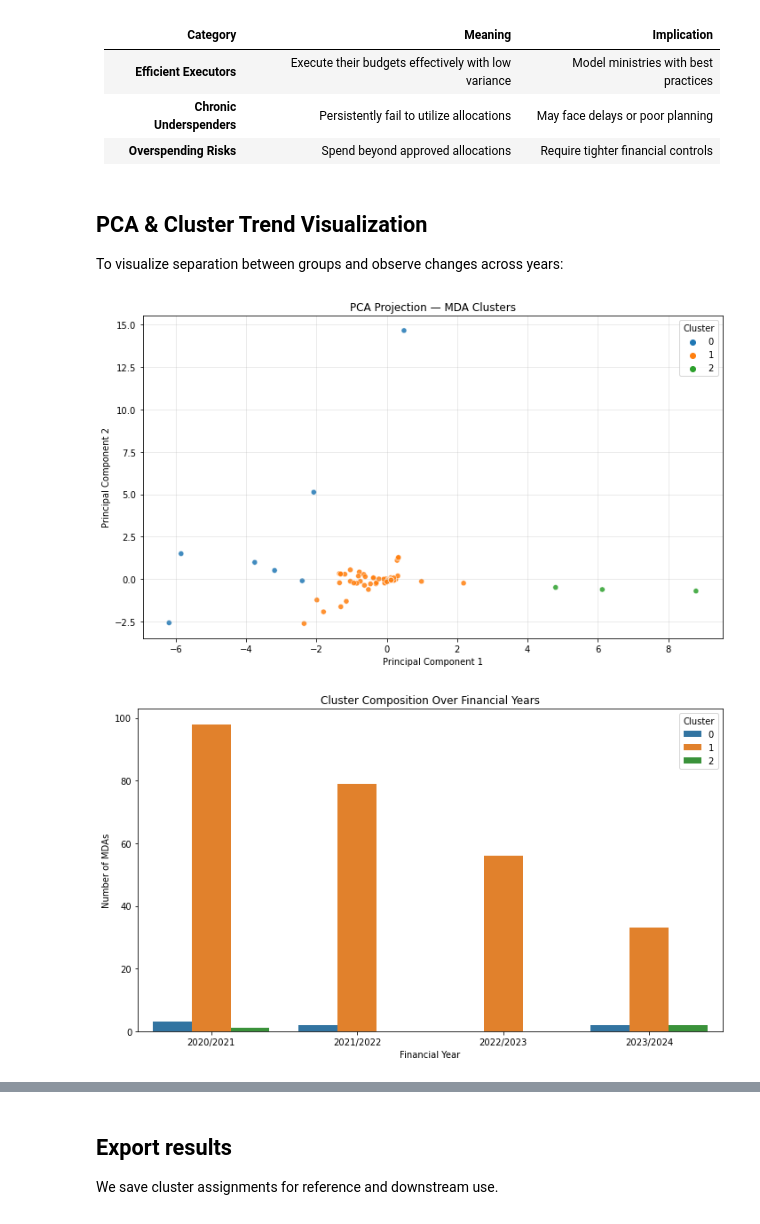
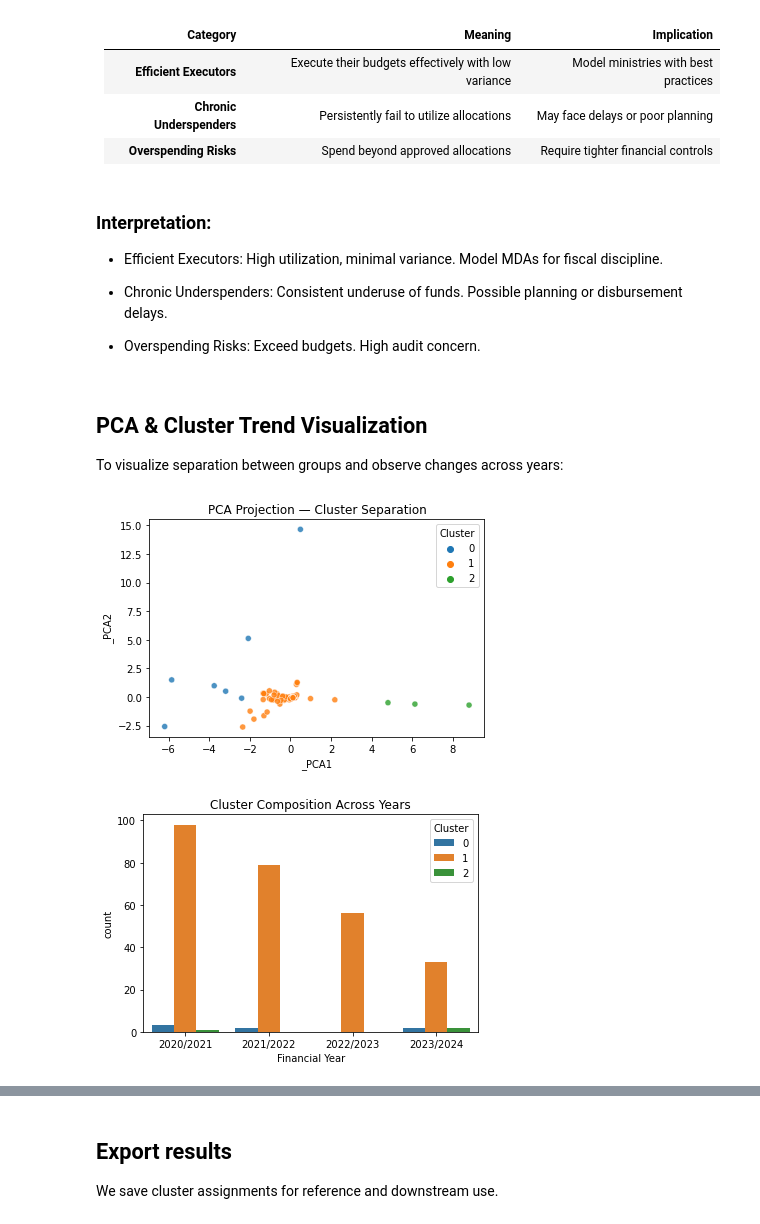
Before and after one commit to Sydney-Were/Analysis-of-National-Government-Ministries-Departments-and-Agencies-Budget-Data, a Jupyter notebook: Analysis.ipynb, the cells around one changed output, grey strips where cells are left out. Cells and saved outputs as stored; diff of their text form; code cells hidden in the pictures.

```diff
--- a/Analysis.ipynb
+++ b/Analysis.ipynb
@@ -673,5 +581,4 @@ Confirm that all required columns exist in the dataframe.
 # %%
-# Verify required columns exist
 required = ['MDA_name', 'Financial Year', 'Approved Budget', 'Actual Expenditure',
             'variance', 'pct_variance', 'Utilization Rate (%)', 'Spending Status', 'Audit Flag']
 
@@ -681,16 +588,8 @@ if missing:
 else:
     print(" All required columns present.")
 
-# Recompute essential metrics for consistency
 df = df.copy()
-df["Approved Budget"] = pd.to_numeric(df["Approved Budget"], errors="coerce")
-df["Actual Expenditure"] = pd.to_numeric(df["Actual Expenditure"], errors="coerce")
-
 df["variance"] = df["Approved Budget"] - df["Actual Expenditure"]
 df["pct_variance"] = (df["variance"] / df["Approved Budget"]) * 100
 df["Utilization Rate (%)"] = (df["Actual Expenditure"] / df["Approved Budget"]) * 100
 df["Audit Flag"] = (df["variance"].abs() > 0.10 * df["Approved Budget"]).astype(int)
-
-os.makedirs("artifacts", exist_ok=True)
-df.to_csv("artifacts/df_pre_clustering.csv", index=False)
-print("Data prepared and saved → artifacts/df_pre_clustering.csv")
@@ -862,33 +708,32 @@ print(cluster_summary[['Cluster','Category','Count','Avg_Budget','Avg_Utilizatio
 | **Efficient Executors**   | Execute their budgets effectively with low variance | Model ministries with best practices |
 | **Chronic Underspenders** | Persistently fail to utilize allocations            | May face delays or poor planning     |
 | **Overspending Risks**    | Spend beyond approved allocations                   | Require tighter financial controls   |
+# %% [markdown]
+### Interpretation:
+
+- Efficient Executors: High utilization, minimal variance. Model MDAs for fiscal discipline.
+
+- Chronic Underspenders: Consistent underuse of funds. Possible planning or disbursement delays.
+
+- Overspending Risks: Exceed budgets. High audit concern.
 # %% [markdown]
 ## PCA & Cluster Trend Visualization
 
 To visualize separation between groups and observe changes across years:
 # %%
+from sklearn.decomposition import PCA
+
 pca = PCA(n_components=2, random_state=42)
 X_pca = pca.fit_transform(X_scaled)
 df['_PCA1'], df['_PCA2'] = X_pca[:,0], X_pca[:,1]
 
-plt.figure(figsize=(10,6))
-sns.scatterplot(data=df, x='_PCA1', y='_PCA2', hue='Cluster', palette='tab10', alpha=0.85)
-plt.title("PCA Projection — MDA Clusters")
-plt.xlabel("Principal Component 1")
-plt.ylabel("Principal Component 2")
-plt.legend(title='Cluster')
-plt.grid(alpha=0.3)
-plt.tight_layout()
+sns.scatterplot(data=df, x='_PCA1', y='_PCA2', hue='Cluster', palette='tab10', alpha=0.8)
+plt.title("PCA Projection — Cluster Separation")
 plt.show()
 
-plt.figure(figsize=(10,6))
 sns.countplot(data=df, x='Financial Year', hue='Cluster', palette='tab10')
-plt.title("Cluster Composition Over Financial Years")
-plt.ylabel("Number of MDAs")
-plt.xlabel("Financial Year")
-plt.legend(title='Cluster')
-plt.tight_layout()
+plt.title("Cluster Composition Across Years")
 plt.show()
 # %% [output]
-[figure, old version]
+[figure, new version]
-[figure, old version]
+[figure, new version]
```
Also changed, not shown: parts of 38 cells of this notebook, 1 other file.
